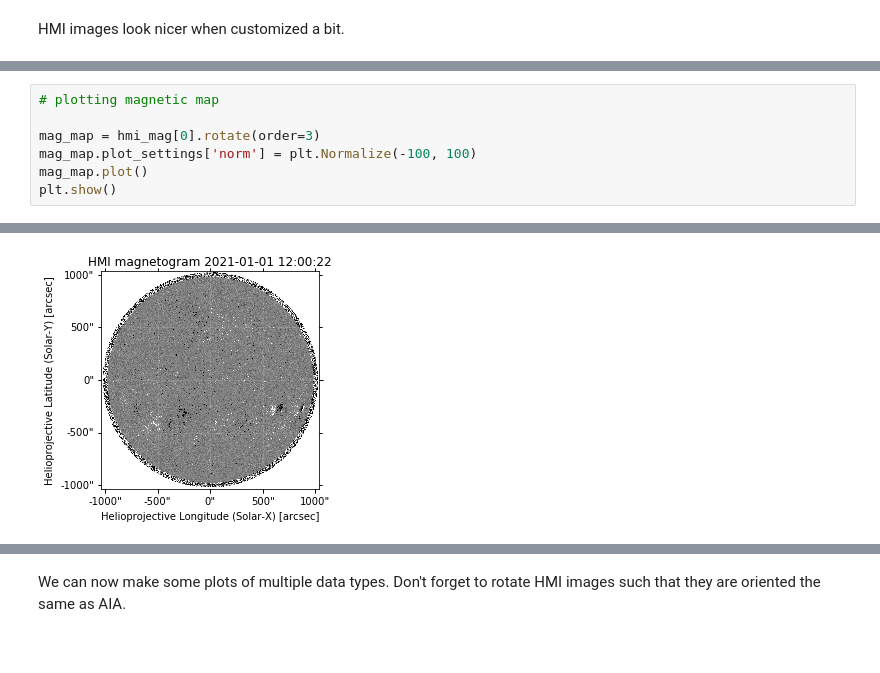
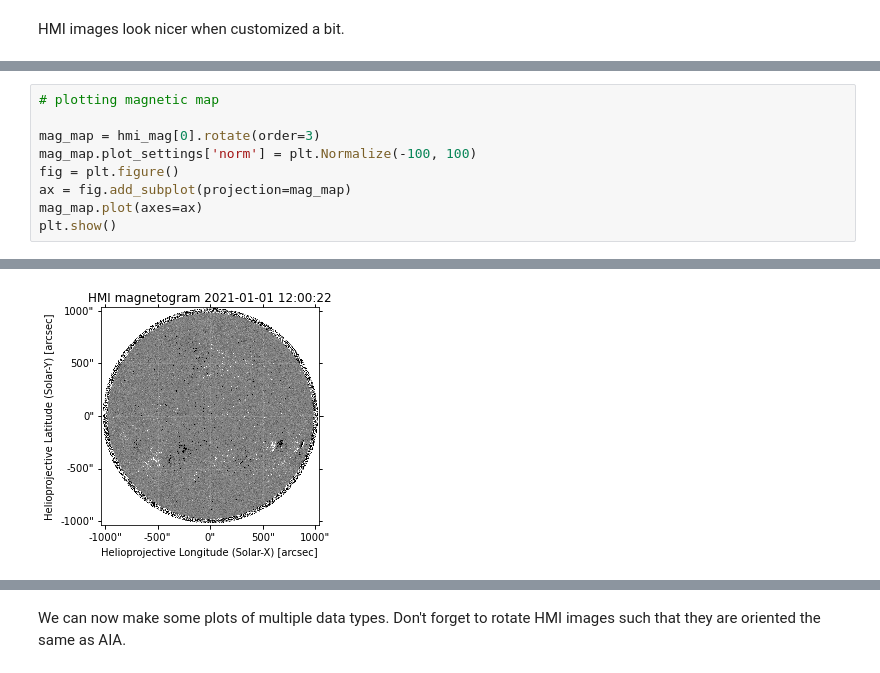
Before and after one commit to tamarervin/SolAster, a Jupyter notebook: sdo_hmi_rvs/examples/sunpy_example.ipynb, the cells around one changed output, grey strips where cells are left out. Drawn from its saved outputs; the diff is of its cells as text.

```diff
--- a/sdo_hmi_rvs/examples/sunpy_example.ipynb
+++ b/sdo_hmi_rvs/examples/sunpy_example.ipynb
@@ -144,6 +155,8 @@ plt.show()
 
 mag_map = hmi_mag[0].rotate(order=3)
 mag_map.plot_settings['norm'] = plt.Normalize(-100, 100)
-mag_map.plot()
+fig = plt.figure()
+ax = fig.add_subplot(projection=mag_map)
+mag_map.plot(axes=ax)
 plt.show()
 # %% [output]
@@ -150,4 +166,4 @@ plt.show()
-[figure, old version]
+[figure, new version]
 # %%
 # plotting doppler map
 
```
Also changed, not shown: parts of 7 cells of this notebook, 22 other files.
